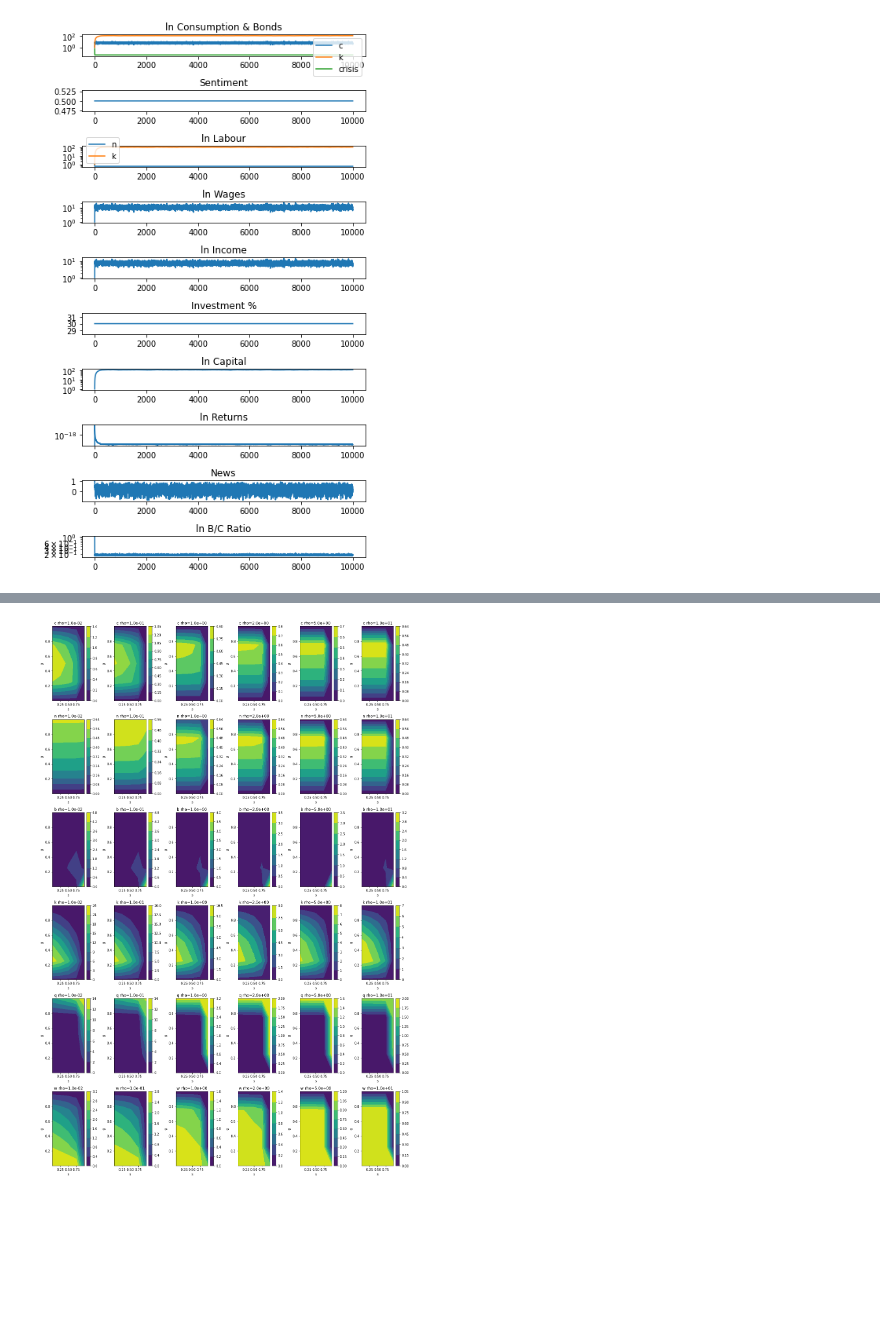
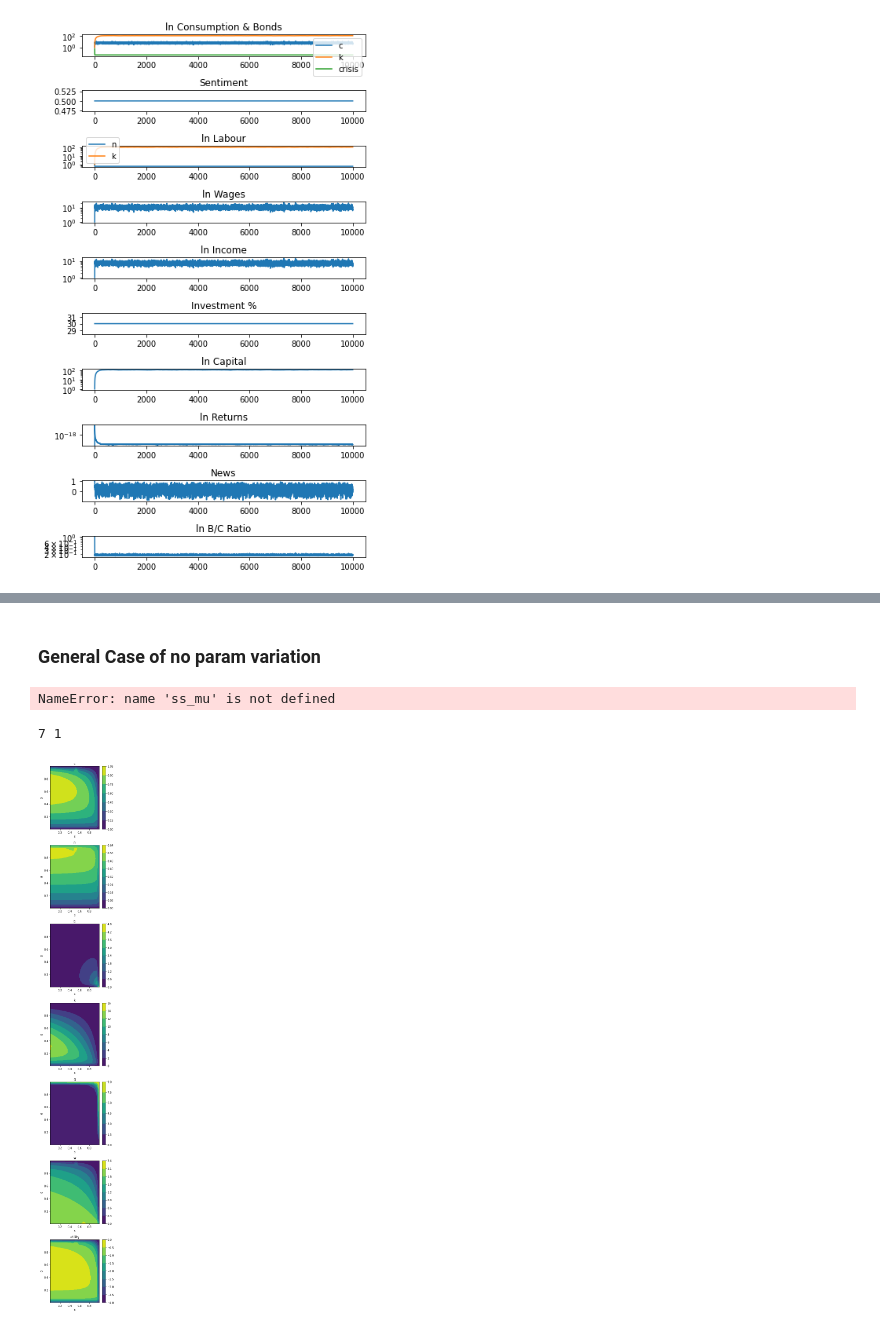
Before and after one commit to KarlNaumann/DynamicDSGE, a Jupyter notebook: SimplifiedUtility_CES.ipynb, the cells around one changed output, grey strips where cells are left out. Saved outputs shown, nothing was run; the diff lists cells and outputs as text; code cells hidden in the pictures; blank space fills up the shorter version.

Commit message:
General simulation outputs

```diff
--- a/SimplifiedUtility_CES.ipynb
+++ b/SimplifiedUtility_CES.ipynb
@@ -273,6 +273,8 @@ def steady_state_simulate(start: np.ndarray, p: dict, t_max: float = 2e3, err:fl
 
     cols = ['z', 'c', 'n', 'b', 'w', 'k', 'q', 'g', 's', 'news', 'income', 'xiz', 'xin']
     cols += ['utility']
-    u = np.array([np.log(new[1]) - p['gamma'] * new[2] ** 2])
+    u = np.array([np.log(new[1]) - p['gamma'] * (new[2] ** 2)])
     new = np.hstack([new, u])
+    if t>=t_max:
+        print("Sim reached t_max")
     return pd.Series(new, index=cols)
@@ -399,3 +313,29 @@ def sim_param_effect(param, param_range, gs_num, T, err, macro_vars, params):
+# %%
+def plot_steady_state_effects(res, param, save = None, sup_tit = None):
+    keys = list(res.keys())
+    nrow, ncol = len(res[keys[0]].keys()), len(keys)
+    fig, ax = plt.subplots(nrows=nrow, ncols=ncol)
+    for i, var in enumerate(res[keys[0]].keys()):
+        if len(keys) == 1:
+            q = ax[i].contourf(res[keys[0]][var].columns, res[keys[0]][var].index, res[keys[0]][var])
+            cbar = plt.colorbar(q, ax=ax[i])
+            ax[i].set_title("{}".format(var))
+        else:
+            for ii, val in enumerate(keys):
+                q = ax[i, ii].contourf(res[val][var].columns, res[val][var].index, res[val][var])
+                cbar = plt.colorbar(q, ax=ax[i, ii])
+                ax[i, ii].set_title("{} {}={:.1e}".format(var, param, val))
+
+    for a in ax:
+        a.set_xlabel('s')
+        a.set_ylabel('g')
+
+    if sup_tit is not None:
+        fig.set_suptitle(sup_tit)
+    fig.set_size_inches(4*ncol, 4*nrow)
+    fig.tight_layout()
+    if save is not None:
+        plt.savefig(save, bbox_inches='tight', format='pdf')
 # %%
 from itertools import product
 
@@ -403,7 +343,7 @@ from itertools import product
 gs_num = 5
 T = 2e3
 err = 1e-4
-macro_vars = ['c', 'n', 'b', 'k', 'q', 'w']
+macro_vars = ['c', 'n', 'b', 'k', 'q', 'w', 'utility']
 
 # Given parameters
 params = {'etaZ': 0.2, 'sigmaZ': 0.0, 'zbar': 1.0, 'sigmaN': 0.2,
@@ -411,20 +351,15 @@ params = {'etaZ': 0.2, 'sigmaZ': 0.0, 'zbar': 1.0, 'sigmaN': 0.2,
           'g_min': 0.9, 'g_max': 1-1e-4, 's_min': 0.5, 's_max': 1,
           'n_cons': 10, 'n_theta': 1, 'n_persistence': 0.9,
           'gamma': 1.0, 'alpha': 0.33, 'mu': 0.32}
-
-res = sim_param_effect('mu', [1e-2, 1e-1, 1, 2, 5, 10], gs_num, T, err, macro_vars, params)
-# %%
-fig, ax = plt.subplots(nrows=len(macro_vars), ncols=len(rho_list))
-for i, rho in enumerate(res.keys()):
-    for ii, var in enumerate(res[rho].keys()):
-        q = ax[ii, i].contourf(res[rho][var].columns, res[rho][var].index, res[rho][var])
-        cbar = plt.colorbar(q, ax=ax[ii, i])
-        ax[ii, i].set_title("{} rho={:.1e}".format(var, rho))
-        ax[ii, i].set_xlabel('s')
-        ax[ii, i].set_ylabel('g')
-
-fig.set_size_inches(16, 24)
-fig.tight_layout()
-#plt.savefig('fig_steady_state_heatmap2.pdf', bbox_inches='tight', format='pdf')
-# %% [output]
-[figure, removed]
+# %% [markdown]
+### General Case of no param variation
+# %%
+gs_num = 20
+ss_gen = sim_param_effect('gen', [None], gs_num, T, err, macro_vars, params)
+# %% [output]
+NameError: name 'ss_mu' is not defined
+# %%
+plot_steady_state_effects(ss_gen, 'No var')
+# %% [output]
+7 1
+[figure, added]
```
Also changed, not shown: parts of 13 cells of this notebook.
